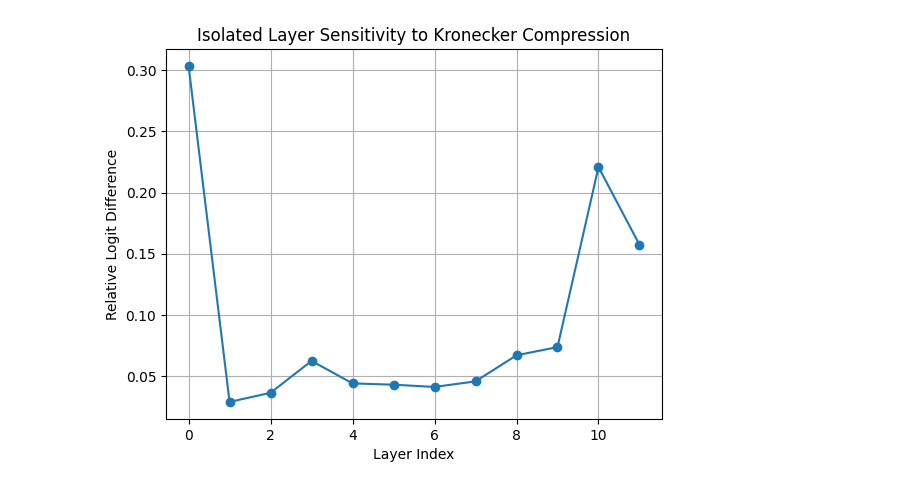
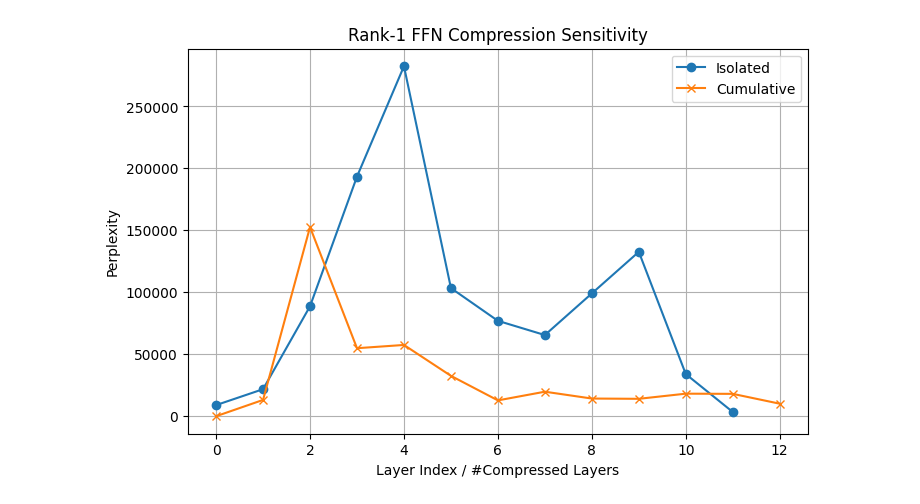
Before and after one commit to Mahakisore7/D11-MFC4-LLM-Compression-using-Krony-PT, a Jupyter notebook: Jupyter/Untitled.ipynb, the cells around one changed output. Saved outputs shown, nothing was run; the diff lists cells and outputs as text; code cells hidden in the pictures.

```diff
--- a/Jupyter/Untitled.ipynb
+++ b/Jupyter/Untitled.ipynb
@@ -101,0 +23,15 @@ def compress_single_layer(model, layer_idx):
+# %%
+dataset = load_dataset("wikitext", "wikitext-2-raw-v1")
+
+def tokenize_function(examples):
+    return tokenizer(
+        examples["text"],
+        truncation=True,
+        padding="max_length",
+        max_length=128
+    )
+
+tokenized_dataset = dataset.map(tokenize_function, batched=True, remove_columns=["text"])
+tokenized_dataset.set_format("torch")
+
+eval_loader = DataLoader(tokenized_dataset["validation"], batch_size=8)
@@ -102,5 +96,10 @@ def compress_single_layer(model, layer_idx):
+# %%
+def compress_single_layer(model, layer_idx):
+    block = model.transformer.h[layer_idx]
+    original_fc = block.mlp.c_fc
+    block.mlp.c_fc = KroneckerLinear(original_fc)
 # %%
-layer_results = []
+isolated_ppl = []
 
 for layer_idx in range(12):
     model_temp = GPT2LMHeadModel.from_pretrained("gpt2").to(device)
@@ -108,11 +107,8 @@ for layer_idx in range(12):
 
     compress_single_layer(model_temp, layer_idx)
 
-    with torch.no_grad():
-        logits_temp = model_temp(**inputs).logits
+    ppl = evaluate_perplexity(model_temp, eval_loader)
+    isolated_ppl.append(ppl)
 
-    rel_diff = torch.norm(baseline_logits - logits_temp) / torch.norm(baseline_logits)
-    layer_results.append(rel_diff.item())
-
-    print(f"Layer {layer_idx} relative diff: {rel_diff.item():.4f}")
+    print(f"Layer {layer_idx} isolated PPL: {ppl:.2f}")
 # %% [output]
@@ -131,11 +155,14 @@ Layer 11 relative diff: 0.1573
 # %%
-plt.figure()
-plt.plot(range(12), layer_results, marker='o')
+plt.figure(figsize=(8,5))
 
-plt.xlabel("Layer Index")
-plt.ylabel("Relative Logit Difference")
-plt.title("Isolated Layer Sensitivity to Kronecker Compression")
+plt.plot(range(12), isolated_ppl, marker='o', label="Isolated")
+plt.plot(range(13), cumulative_ppl, marker='x', label="Cumulative")
+
+plt.xlabel("Layer Index / #Compressed Layers")
+plt.ylabel("Perplexity")
+plt.title("Rank-1 FFN Compression Sensitivity")
+plt.legend()
 plt.grid(True)
 plt.show()
 # %% [output]
-[figure, old version]
+[figure, new version]
```
Also changed, not shown: parts of 31 cells of this notebook, 31 other files.
